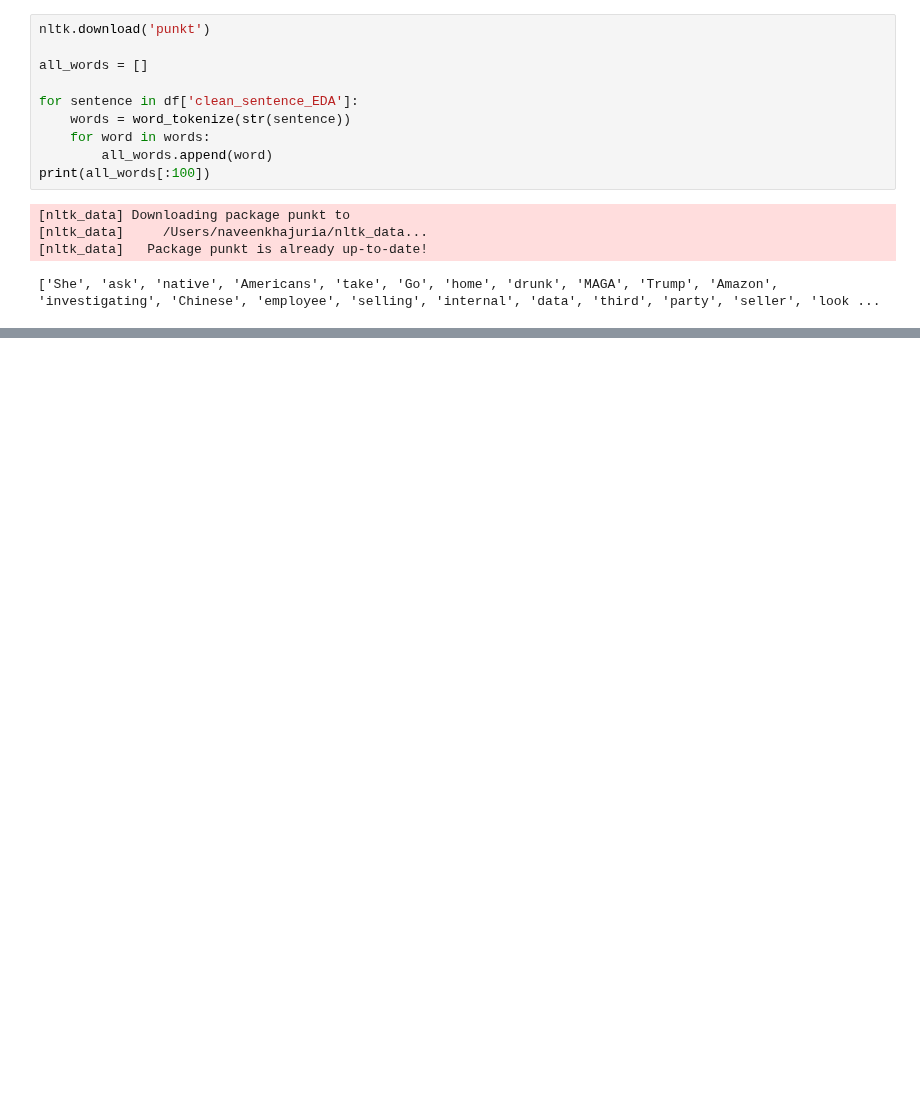
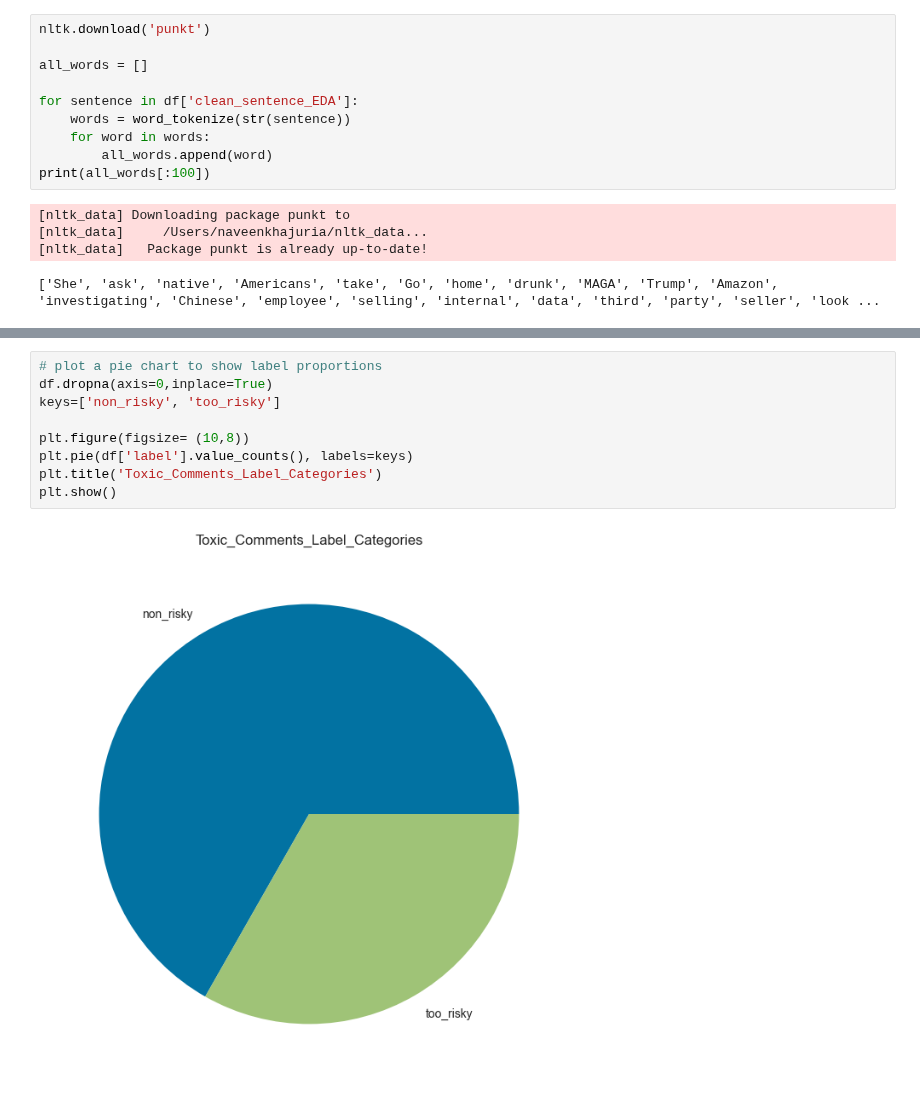
Before and after one commit to OmdenaAI/aswan-egypt-detecting-hate-nlp, a Jupyter notebook: src/tasks/task-2-exploratory-data-analysis/scripts/eda_zampieri2019_Purti.ipynb, the cells around one changed output, grey strips where cells are left out. Saved outputs shown, nothing was run; the diff lists cells and outputs as text; blank space fills up the shorter version.

```diff
--- a/src/tasks/task-2-exploratory-data-analysis/scripts/eda_zampieri2019_Purti.ipynb
+++ b/src/tasks/task-2-exploratory-data-analysis/scripts/eda_zampieri2019_Purti.ipynb
@@ -292,0 +313,11 @@ visualizer.poof()
+# %%
+# plot a pie chart to show label proportions
+df.dropna(axis=0,inplace=True)
+keys=['non_risky', 'too_risky']
+
+plt.figure(figsize= (10,8))
+plt.pie(df['label'].value_counts(), labels=keys)
+plt.title('Toxic_Comments_Label_Categories')
+plt.show()
+# %% [output]
+[figure, added]
```
Also changed, not shown: parts of 15 cells of this notebook.
